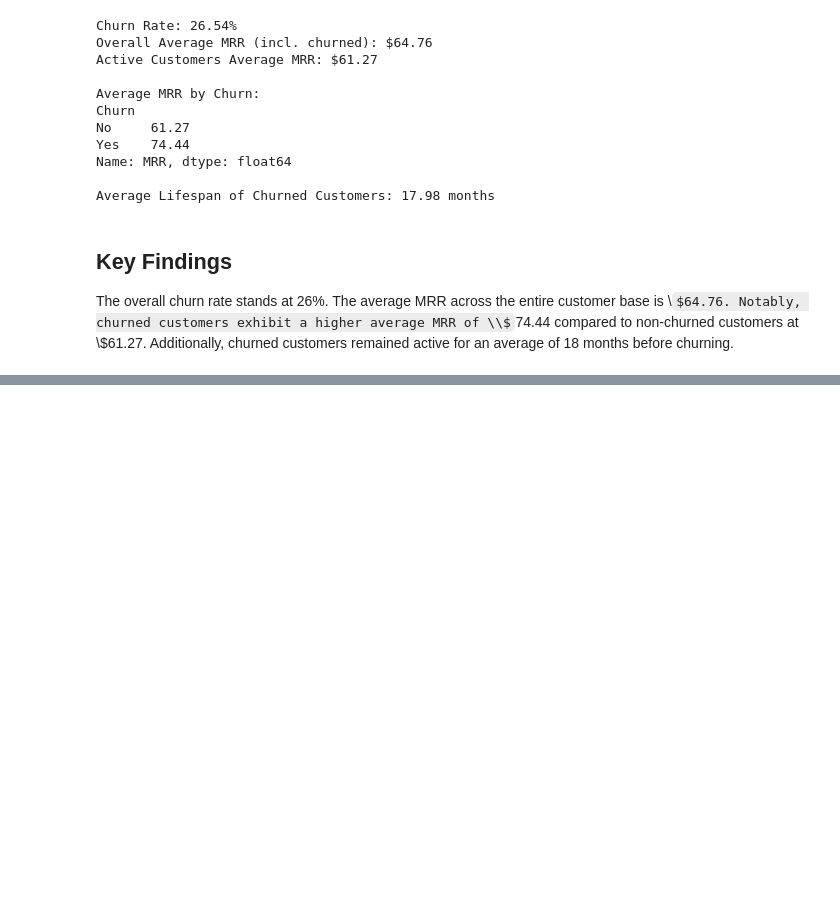
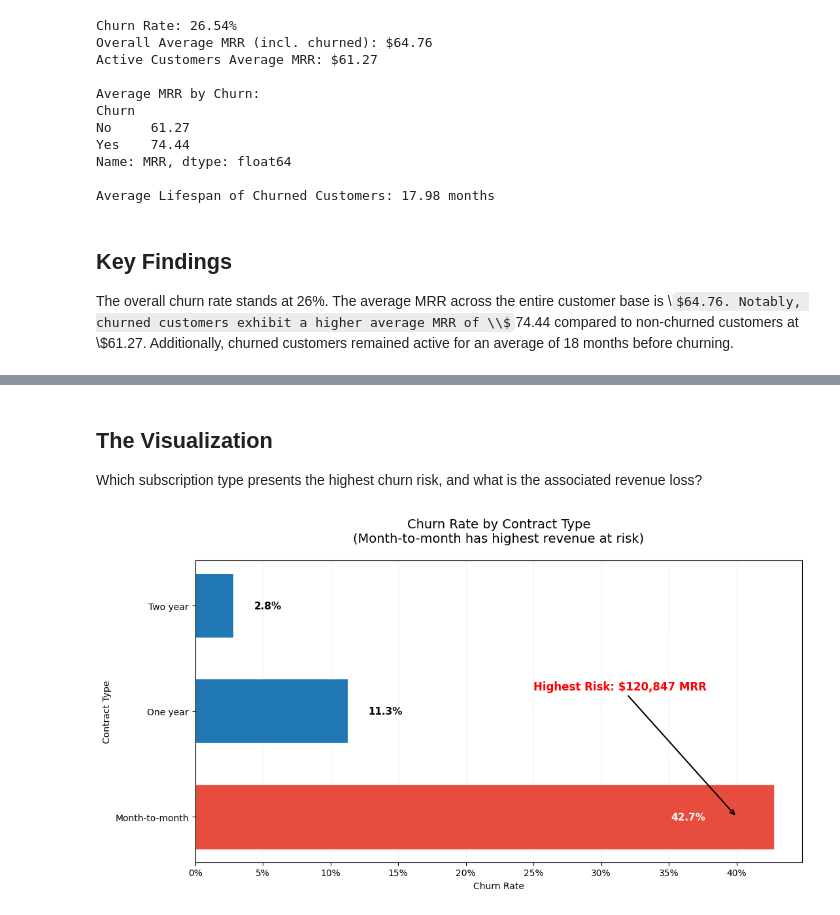
Before and after one commit to zeeshan-akram-ds/saas-customer-lifecycle-analytics-, a Jupyter notebook: notebooks/churn_analysis.ipynb, the cells around one changed output, grey strips where cells are left out. Drawn from its saved outputs; the diff is of its cells as text; code cells hidden in the pictures; some formulas as TeX source; blank space fills up the shorter version.

Commit message:
Add segment churn analysis, tenure cohorts, revenue-at-risk calculations, and highest-risk segment visualization.

```diff
--- a/notebooks/churn_analysis.ipynb
+++ b/notebooks/churn_analysis.ipynb
@@ -203,0 +210,4 @@ The overall churn rate stands at 26%. The average MRR across the entire customer
+# %%
+df['Churn_Flag'] = df['Churn'].map({"Yes": 1, "No":0})
+
+df.head(3)
@@ -203,0 +272,8 @@ The overall churn rate stands at 26%. The average MRR across the entire customer
+# %%
+# defining labels for tenure groups
+labels = ["0-12 months", "13-24 months", "25-48 months", "48+ months"]
+
+df["Tenure_Cohort"] = pd.cut(df['MonthsSubscribed'], labels=labels, bins=[0,12,24,48,100], include_lowest=True)
+
+churn_by_tenure = df.groupby("Tenure_Cohort", observed=True)["Churn_Flag"].mean().round(2)
+print(churn_by_tenure)
@@ -203,0 +290,44 @@ The overall churn rate stands at 26%. The average MRR across the entire customer
+# %% [markdown]
+## The Visualization
+Which subscription type presents the highest churn risk, and what is the associated revenue loss?
+# %%
+## calculating MRR for churned customers of month to month subscription
+revenue_at_risk = df[(df['Churn_Flag'] == 1) & (df['Contract'] == 'Month-to-month')]['MRR'].sum()
+
+# Calculating Churn rate for contract types and sorting
+contract_churn = df.groupby('Contract')['Churn_Flag'].mean().reset_index(name='Churn_Rate')
+contract_churn = contract_churn.sort_values("Churn_Rate", ascending=False)
+
+plt.figure(figsize=(11,6))
+bars = plt.barh(y=contract_churn["Contract"], width=contract_churn["Churn_Rate"], height=0.6)
+
+# highlighting highest risk bar
+bars[0].set_color('#e74c3c')
+
+# Add percentage labels on bars
+for i, v in enumerate(contract_churn['Churn_Rate']):
+    if v < 0.35:          # For smaller bars (Two year & One year)
+        plt.text(v + 0.015, i, f"{v:.1%}", va='center', fontsize=11, fontweight='bold')
+    else:                 # For the long bar (Month-to-month)
+        plt.text(v - 0.05, i, f"{v:.1%}", va='center', ha='right',
+                 fontsize=11, fontweight='bold', color='white')
+
+plt.annotate("Highest Risk: $120,847 MRR",
+             xy=(0.40, 0),
+             xytext=(0.25, 1.2),
+             arrowprops=dict(arrowstyle="->", color='black', lw=1.5),
+             fontsize=12,
+             fontweight='bold',
+             color='red')
+
+# Format X-axis as percentages
+plt.gca().xaxis.set_major_formatter(plt.FuncFormatter(lambda x, _: f'{x:.0%}'))
+
+plt.title("Churn Rate by Contract Type\n(Month-to-month has highest revenue at risk)", fontsize=14, pad=20)
+plt.xlabel("Churn Rate")
+plt.ylabel("Contract Type")
+plt.grid(axis='x', alpha=0.2, linestyle='--')
+plt.tight_layout()
+plt.show()
+# %% [output]
+[figure, added]
```
Also changed, not shown: parts of 12 cells of this notebook.
